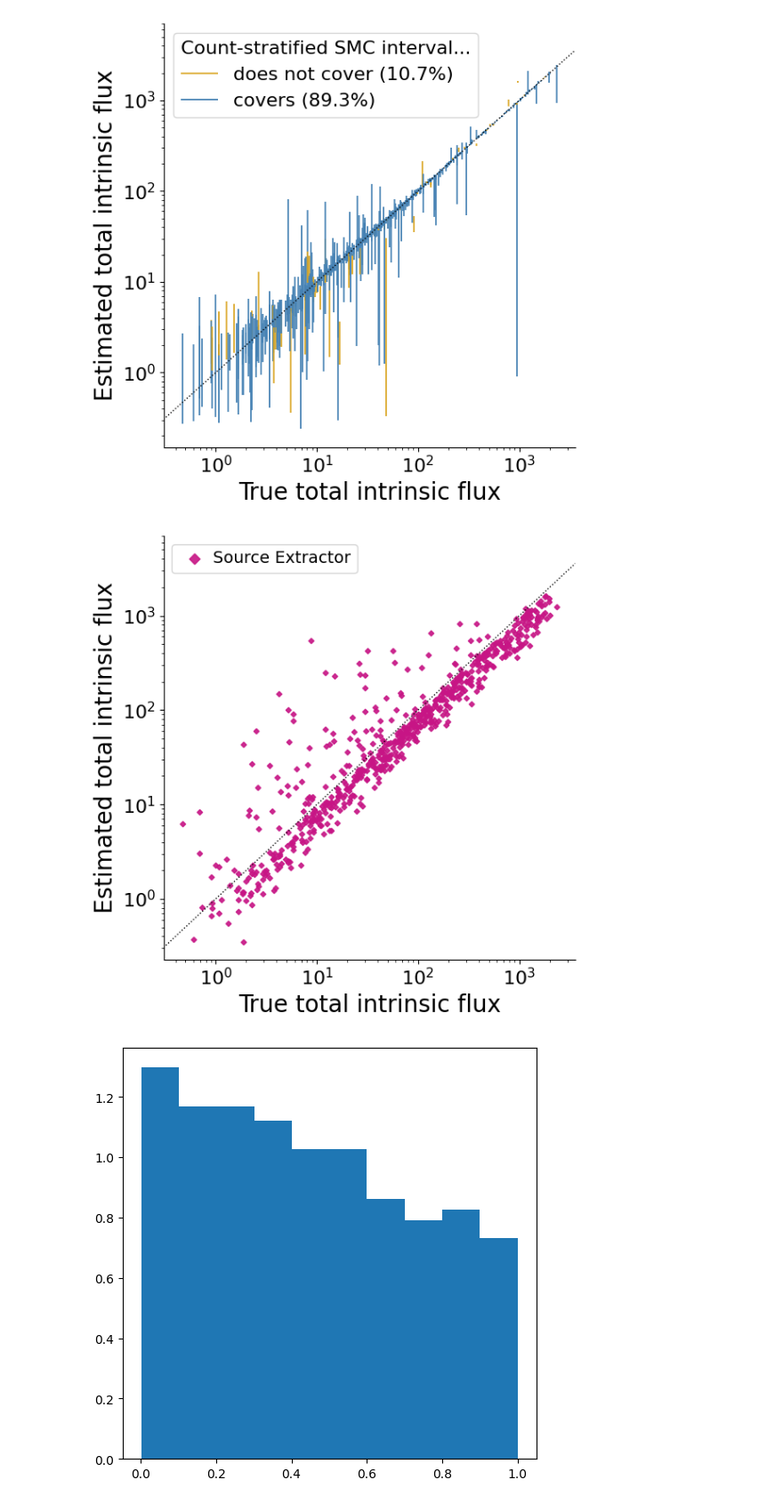
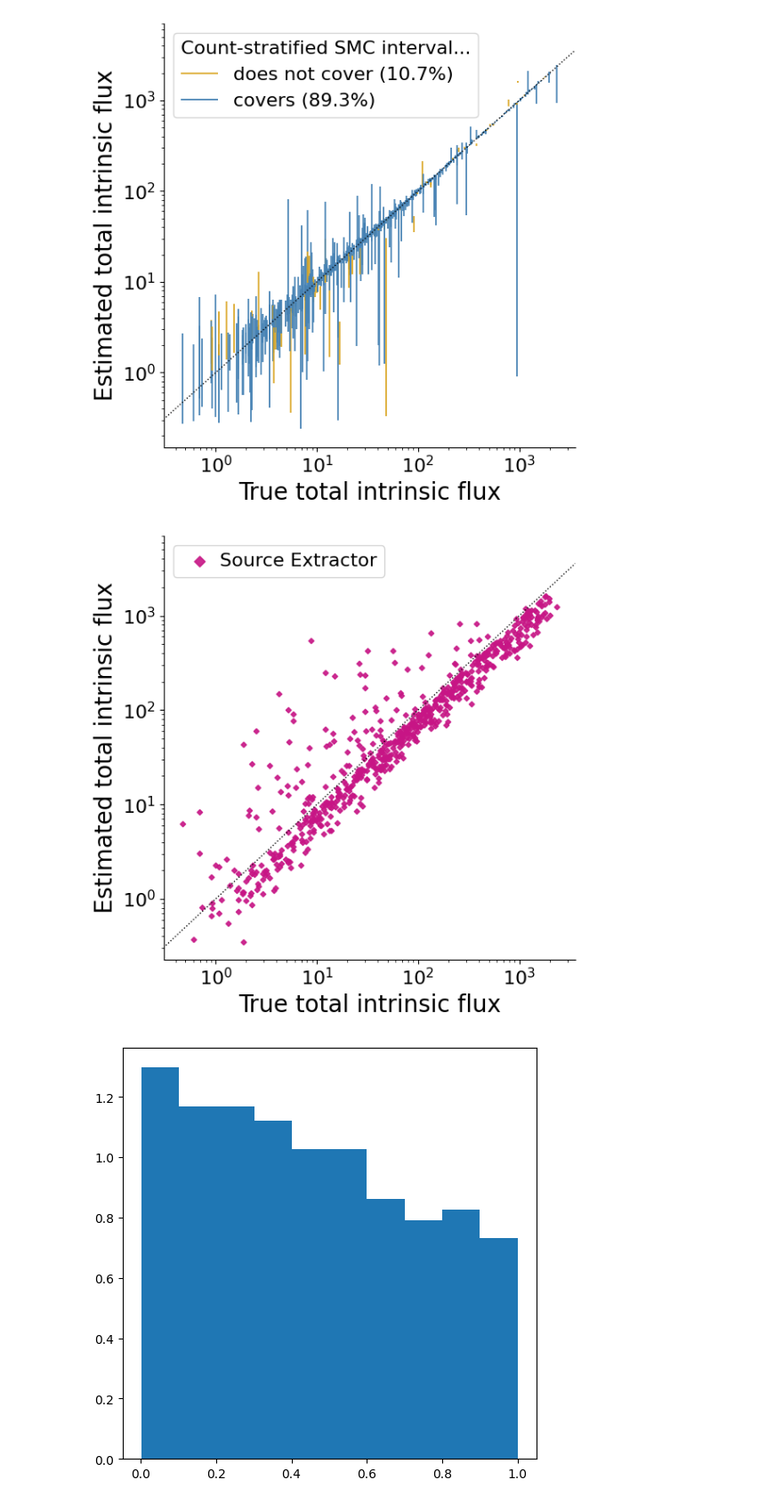
Before and after one commit to timwhite0/smcdet, a Jupyter notebook: experiments/manuscript/m71synthetic_manyimages/results/results.ipynb, the cells around one changed output. Shown at 89% size. Drawn from its saved outputs; the diff is of its cells as text; code cells hidden in the pictures.

```diff
--- a/experiments/manuscript/m71synthetic_manyimages/results/results.ipynb
+++ b/experiments/manuscript/m71synthetic_manyimages/results/results.ipynb
@@ -626,29 +626,29 @@ fig.savefig('figures/m71synth_totalflux_intervals_smc.png', dpi = 250, transpare
 # %%
 fig, ax = plt.subplots(1, 1, figsize = (6, 6))
 
 # to avoid one color from dominating, plot by index instead of in two groups
 _ = ax.scatter(x = pruned_fluxes[mask].sum(-1), y = sep_pruned_fluxes[mask].sum(-1),
                color = sep_color, marker = sep_marker, s = 10, alpha = 0.9, label = "Source Extractor")
 
 _ = ax.axline((0,0), slope = 1, color = 'black', linestyle = ':', linewidth = 1)
 
 _ = ax.set_xscale('log')
 _ = ax.set_yscale('log')
 _ = ax.set_xlabel('True total intrinsic flux', fontsize = bigfont)
 _ = ax.set_ylabel('Estimated total intrinsic flux', fontsize = bigfont)
 _ = ax.set_ylim(ax.get_ylim()[0], 3*true_total_intrinsic_flux.max())
 
 _ = ax.tick_params(axis = "both", labelsize = mediumfont)
-_ = ax.legend(loc = 'upper left', prop = {'size': smallfont},
+_ = ax.legend(loc = 'upper left', prop = {'size': mediumfont},
               handletextpad = 0.1, markerscale = 2)
 
 _ = ax.spines[['top', 'right']].set_visible(False)
 
 fig.tight_layout()
 
 fig.savefig('figures/m71synth_totalflux_sep.png', dpi = 250, transparent = True, bbox_inches = 'tight', pad_inches = 0)
 # %% [output]
-[figure, old version]
+[figure, new version]
 # %%
 # simulation-based calibration plot
 sbc_mh_totalfluxes = (masked_tif.unsqueeze(-1) <= smc_masked_tif).float().mean(-1)
```
Also changed, not shown: parts of 2 cells of this notebook, 1 other file.
